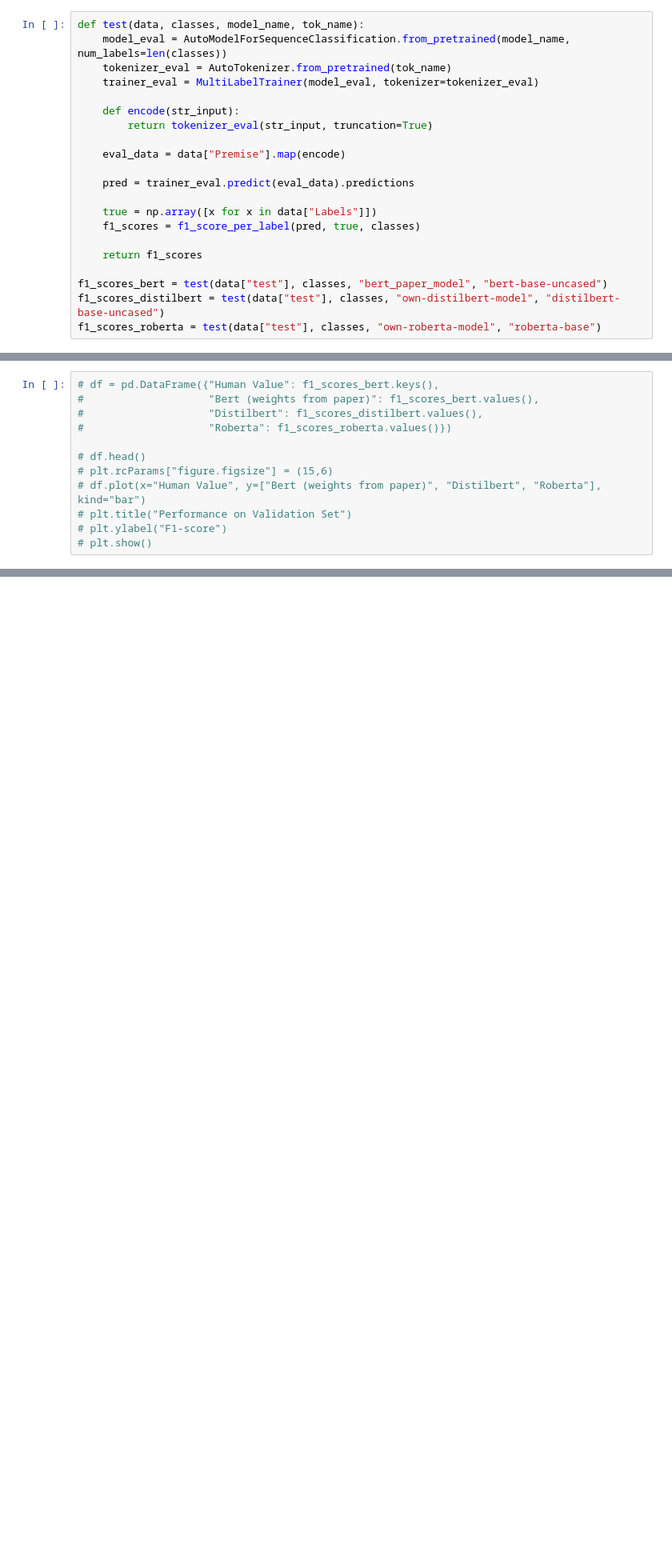
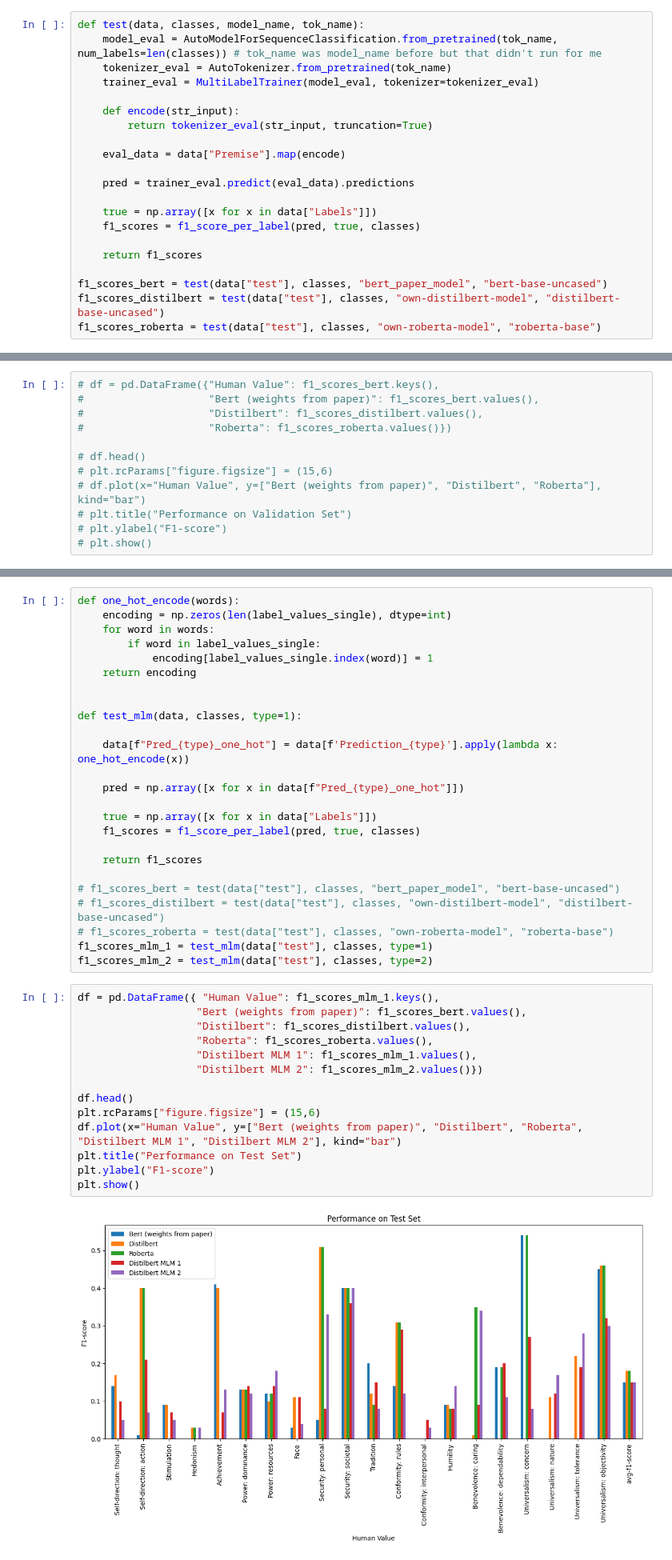
Before and after one commit to Lisa-dk/LTP, a Jupyter notebook: notebook.ipynb, the cells around one changed output, grey strips where cells are left out. Shown at 80% size. Cells and saved outputs as stored; diff of their text form; blank space fills up the shorter version.

```diff
--- a/notebook.ipynb
+++ b/notebook.ipynb
@@ -310,6 +322,6 @@ Trainer is attempting to log a value of "{'Self-direction: thought': 0.29, 'Self
 # %%
 def test(data, classes, model_name, tok_name):
-    model_eval = AutoModelForSequenceClassification.from_pretrained(model_name, num_labels=len(classes))
+    model_eval = AutoModelForSequenceClassification.from_pretrained(tok_name, num_labels=len(classes)) # tok_name was model_name before but that didn't run for me
     tokenizer_eval = AutoTokenizer.from_pretrained(tok_name)
     trainer_eval = MultiLabelTrainer(model_eval, tokenizer=tokenizer_eval)
 
@@ -363,0 +573,41 @@ plt.show()
+# %%
+def one_hot_encode(words):
+    encoding = np.zeros(len(label_values_single), dtype=int)
+    for word in words:
+        if word in label_values_single:
+            encoding[label_values_single.index(word)] = 1
+    return encoding
+
+
+def test_mlm(data, classes, type=1):
+
+    data[f"Pred_{type}_one_hot"] = data[f'Prediction_{type}'].apply(lambda x: one_hot_encode(x))
+
+    pred = np.array([x for x in data[f"Pred_{type}_one_hot"]])
+
+    true = np.array([x for x in data["Labels"]])
+    f1_scores = f1_score_per_label(pred, true, classes)
+
+    return f1_scores
+
+# f1_scores_bert = test(data["test"], classes, "bert_paper_model", "bert-base-uncased")
+# f1_scores_distilbert = test(data["test"], classes, "own-distilbert-model", "distilbert-base-uncased")
+# f1_scores_roberta = test(data["test"], classes, "own-roberta-model", "roberta-base")
+f1_scores_mlm_1 = test_mlm(data["test"], classes, type=1)
+f1_scores_mlm_2 = test_mlm(data["test"], classes, type=2)
+# %%
+df = pd.DataFrame({ "Human Value": f1_scores_mlm_1.keys(),
+                   "Bert (weights from paper)": f1_scores_bert.values(),
+                   "Distilbert": f1_scores_distilbert.values(),
+                   "Roberta": f1_scores_roberta.values(),
+                   "Distilbert MLM 1": f1_scores_mlm_1.values(),
+                   "Distilbert MLM 2": f1_scores_mlm_2.values()})
+
+df.head()
+plt.rcParams["figure.figsize"] = (15,6)
+df.plot(x="Human Value", y=["Bert (weights from paper)", "Distilbert", "Roberta", "Distilbert MLM 1", "Distilbert MLM 2"], kind="bar")
+plt.title("Performance on Test Set")
+plt.ylabel("F1-score")
+plt.show()
+# %% [output]
+[figure, added]
```
Also changed, not shown: parts of 18 cells of this notebook, 1 other file.
